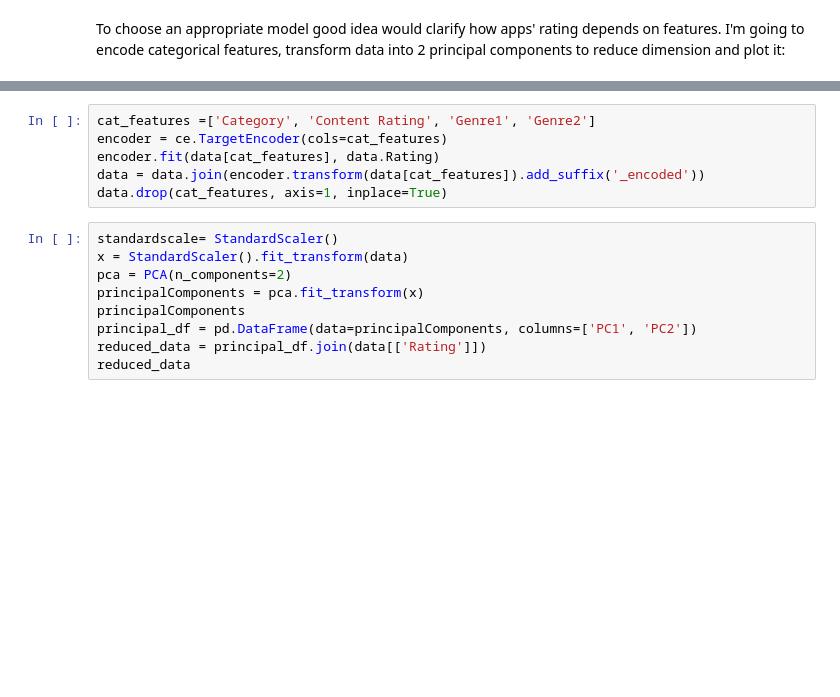
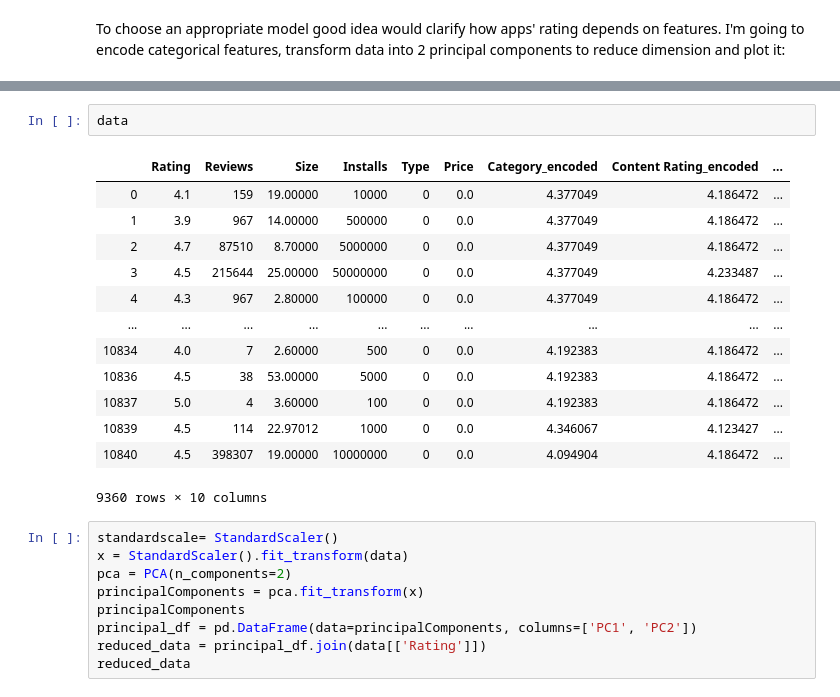
Before and after one commit to andrewodegov/Kaggle, a Jupyter notebook: Google_play_store_analysis.ipynb, the cells around one changed output, grey strips where cells are left out. Drawn from its saved outputs; the diff is of its cells as text; blank space fills up the shorter version.

```diff
--- a/Google_play_store_analysis.ipynb
+++ b/Google_play_store_analysis.ipynb
@@ -416,9 +392,19 @@ encode_data(data)
-# %%
-cat_features =['Category', 'Content Rating', 'Genre1', 'Genre2']
-encoder = ce.TargetEncoder(cols=cat_features)
-encoder.fit(data[cat_features], data.Rating)
-data = data.join(encoder.transform(data[cat_features]).add_suffix('_encoded'))
-data.drop(cat_features, axis=1, inplace=True)
+# %%
+data
+# %% [output]
+|  | Rating | Reviews | Size | Installs | Type | Price | Category_encoded | Content Rating_encoded | ... |
+| 0 | 4.1 | 159 | 19.00000 | 10000 | 0 | 0.0 | 4.377049 | 4.186472 | ... |
+| 1 | 3.9 | 967 | 14.00000 | 500000 | 0 | 0.0 | 4.377049 | 4.186472 | ... |
+| 2 | 4.7 | 87510 | 8.70000 | 5000000 | 0 | 0.0 | 4.377049 | 4.186472 | ... |
+| 3 | 4.5 | 215644 | 25.00000 | 50000000 | 0 | 0.0 | 4.377049 | 4.233487 | ... |
+| 4 | 4.3 | 967 | 2.80000 | 100000 | 0 | 0.0 | 4.377049 | 4.186472 | ... |
+| ... | ... | ... | ... | ... | ... | ... | ... | ... | ... |
+| 10834 | 4.0 | 7 | 2.60000 | 500 | 0 | 0.0 | 4.192383 | 4.186472 | ... |
+| 10836 | 4.5 | 38 | 53.00000 | 5000 | 0 | 0.0 | 4.192383 | 4.186472 | ... |
+| 10837 | 5.0 | 4 | 3.60000 | 100 | 0 | 0.0 | 4.192383 | 4.186472 | ... |
+| 10839 | 4.5 | 114 | 22.97012 | 1000 | 0 | 0.0 | 4.346067 | 4.123427 | ... |
+| 10840 | 4.5 | 398307 | 19.00000 | 10000000 | 0 | 0.0 | 4.094904 | 4.186472 | ... |
+9360 rows × 10 columns
 # %%
 standardscale= StandardScaler()
 x = StandardScaler().fit_transform(data)
```
Also changed, not shown: parts of 18 cells of this notebook.
